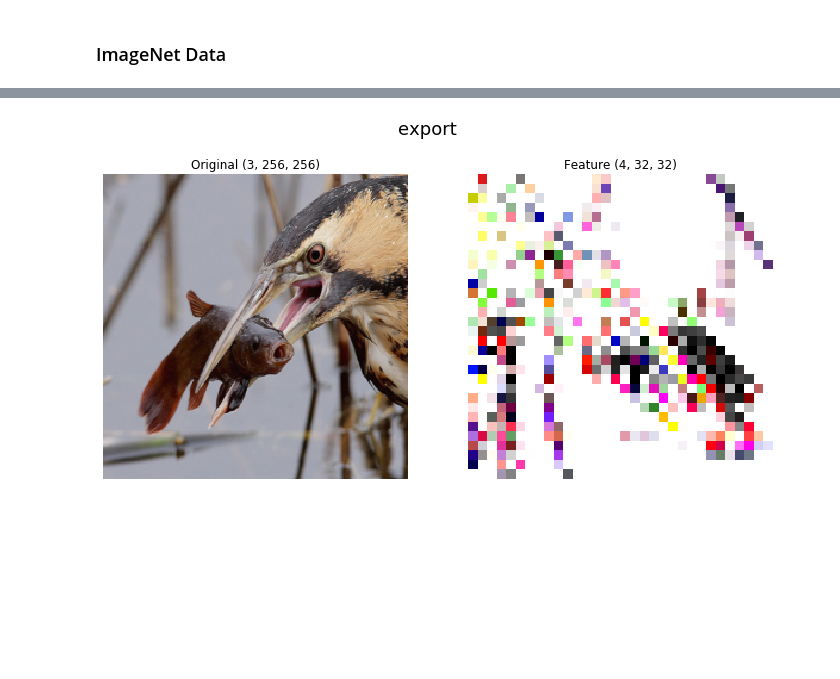
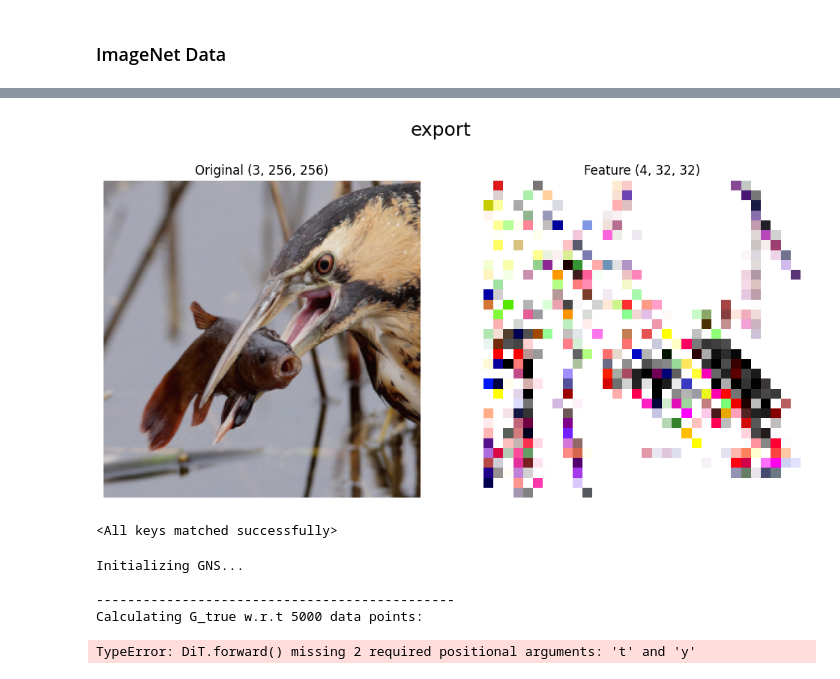
Before and after one commit to Longzz0824/Critical-Multitask-Batch-Sizes-in-Diffusion-Models, a Jupyter notebook: GNS.ipynb, the cells around one changed output, grey strips where cells are left out. Saved outputs shown, nothing was run; the diff lists cells and outputs as text; code cells hidden in the pictures; blank space fills up the shorter version.

```diff
--- a/GNS.ipynb
+++ b/GNS.ipynb
@@ -47,31 +45,17 @@ Device: cpu
 Dataset: 50000 Images
 Image Shape: (3, 256, 256)
 [figure]
-# %%
-def show_feature(img_no: int):
-    dataset = ImageFolder("./data", transform=T.Compose([T.Resize((256, 256)), T.ToTensor()]))
-    idx_to_class = {v: k for k, v in dataset.class_to_idx.items()}
-    img, trgt = dataset[img_no]
-    label = idx_to_class[trgt]
-    plt.figure(figsize=(12, 6))
-    plt.suptitle(f"{label}", fontsize=18)
-
-    ## Original image
-    plt.subplot(1, 2, 1)
-    plt.title(f"Original {tuple(img.shape)}", fontsize=12)
-    plt.imshow(img.permute(1, 2, 0))
-    plt.axis("off")
-
-    ## Latent feature
-    arr = np.load(f"./features/imagenet256_features/{img_no}.npy")
-    arr = np.clip(arr.squeeze(0), 0, 1)
-    plt.subplot(1, 2, 2)
-    plt.title(f"Feature {arr.shape}", fontsize=12)
-    plt.imshow(arr.transpose(1, 2, 0))
-    plt.axis("off")
-    plt.show()
-
-
-show_feature(10)
-# %% [output]
-[figure, removed]
+# %%
+feature_dataset = FeatureDataset()
+show_feature(img_no=10)
+# %% [output]
+[figure, added]
+# %%
+model = DiT_S_2().to(device)
+PATH = "Checkpoints/0750000.pt"
+torch.serialization.add_safe_globals([PATH])
+
+state_dict = find_model(PATH)
+model.load_state_dict(state_dict)
+# %% [output]
+<All keys matched successfully>
@@ -77,0 +64,15 @@ show_feature(10)
+# %%
+GNS = GradientNoiseScale(
+        dataset=feature_dataset,
+        model=model,
+        loss_fn=diffusion.training_losses,
+        betas=[...],
+        device=device,
+        data_portion=0.1
+    ).estimate_gns(B_big=30_000, B_small=1_000)
+# %% [output]
+Initializing GNS...
+
+----------------------------------------------
+Calculating G_true w.r.t 5000 data points:
+TypeError: DiT.forward() missing 2 required positional arguments: 't' and 'y'
```
Also changed, not shown: parts of 3 cells of this notebook, 3 other files.
